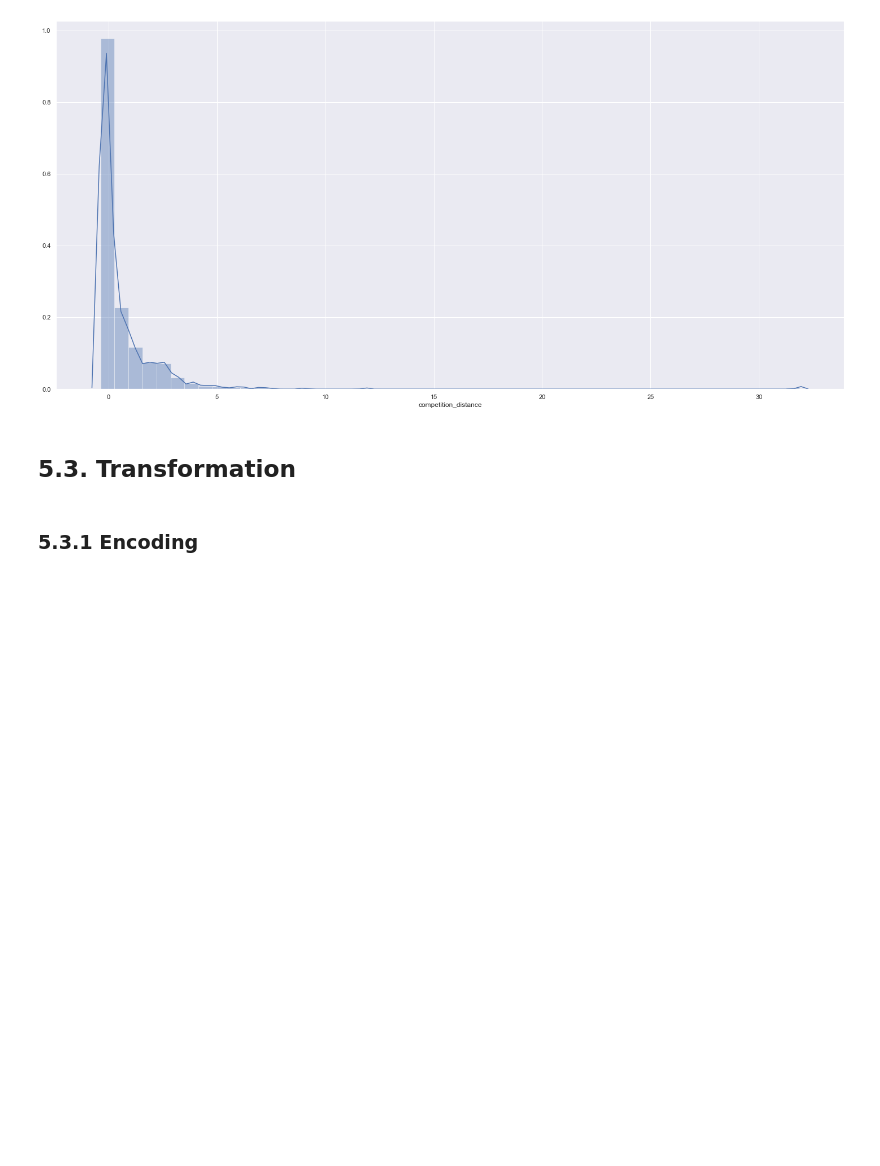
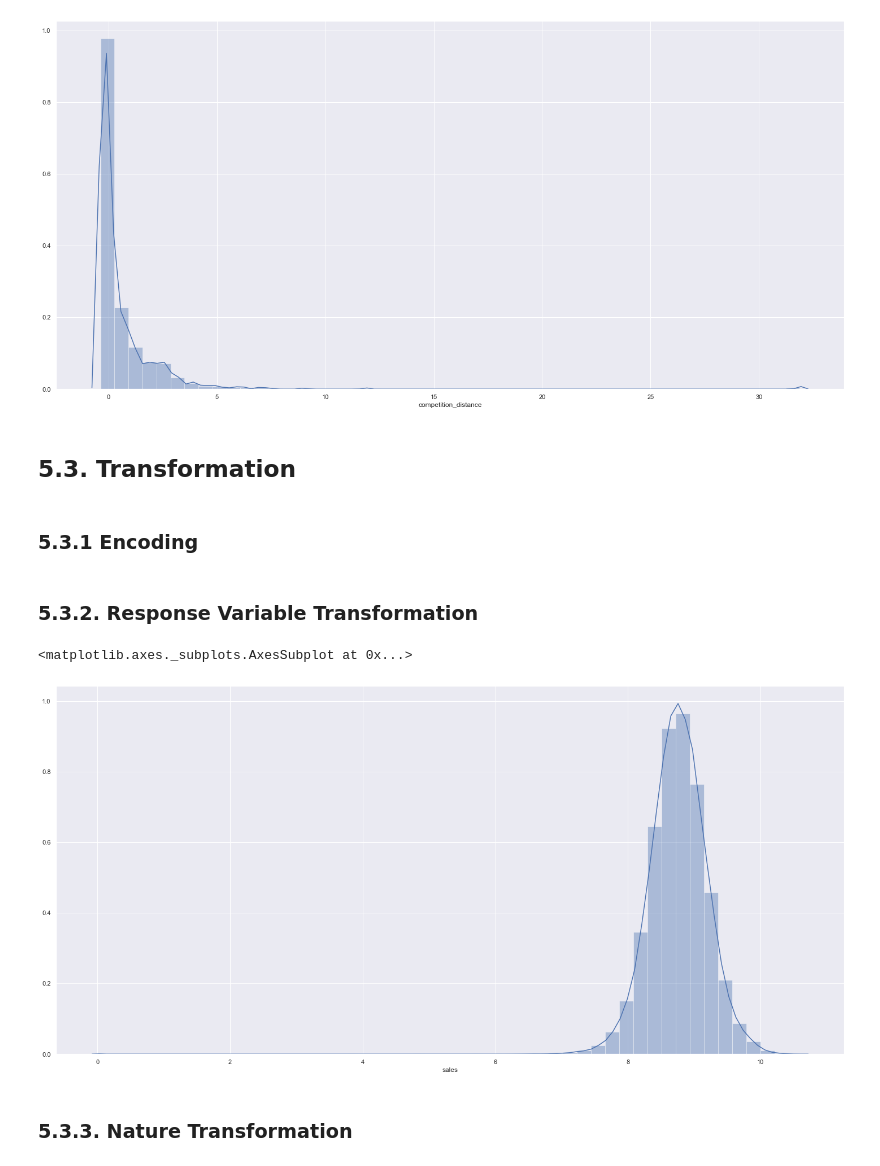
Before and after one commit to panambY/Rossmann_Store_Sale, a Jupyter notebook: rossmann_stores_sales_prediction.ipynb, the cells around one changed output. Saved outputs shown, nothing was run; the diff lists cells and outputs as text; code cells hidden in the pictures; blank space fills up the shorter version.

```diff
--- a/rossmann_stores_sales_prediction.ipynb
+++ b/rossmann_stores_sales_prediction.ipynb
@@ -977,7 +977,7 @@ sns.distplot( df5['competition_distance'] )
 ### 5.3.1 Encoding
 # %%
 # state_holiday - One Hot Encoding
-pd.get_dummies( df5, prefix=['state_holiday'], columns=['state_holiday'] )
+df5['state_holiday'] = pd.get_dummies( df5, prefix=['state_holiday'], columns=['state_holiday'] )
 
 le = LabelEncoder()
 
@@ -994,0 +990,11 @@ df5['assortment'] = df5['assortment'].map( assortment_dict )
+# %% [markdown]
+### 5.3.2. Response Variable Transformation
+# %%
+df5['sales'] = np.log1p( df5['sales'] )
+# %%
+sns.distplot( df5['sales'] )
+# %% [output]
+<matplotlib.axes._subplots.AxesSubplot at 0x...>
+[figure, added]
+# %% [markdown]
+### 5.3.3. Nature Transformation
```
Also changed, not shown: parts of 3 cells of this notebook.
